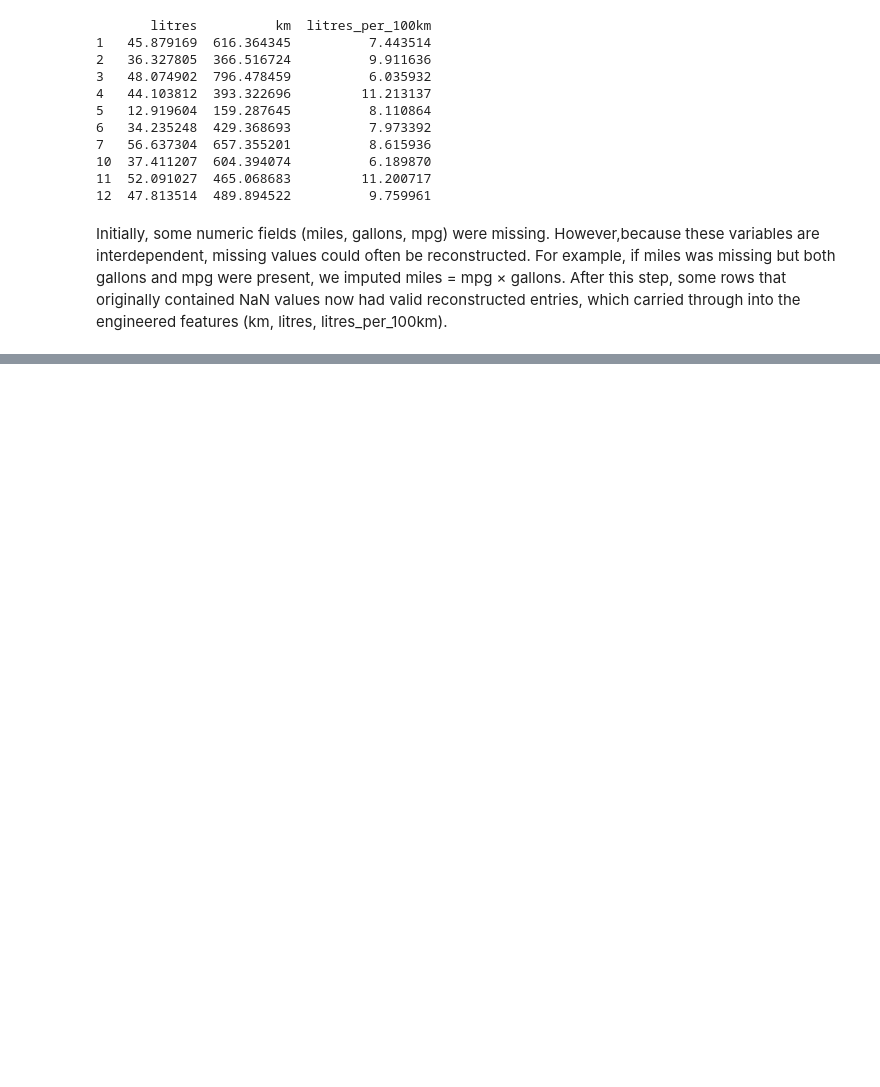
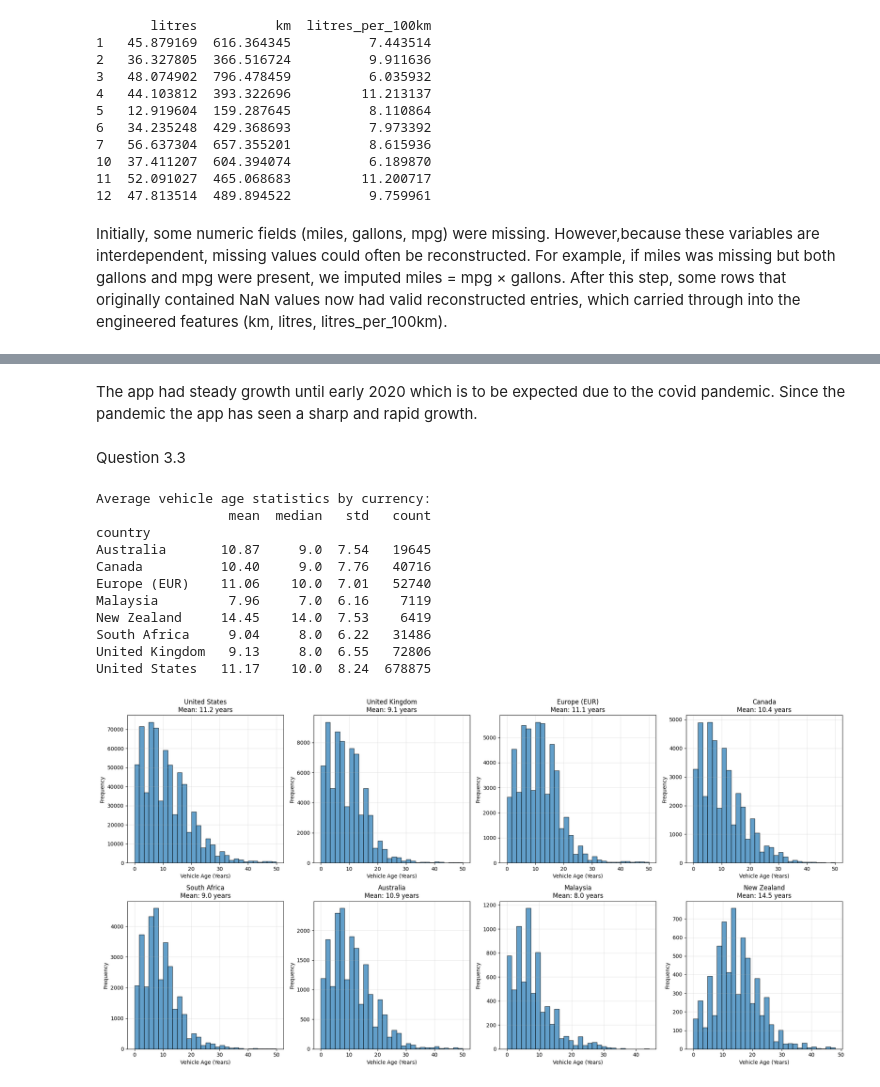
Before and after one commit to Ruaan1/DVE-Assignment, a Jupyter notebook: Notebook/Assignment1.ipynb, the cells around one changed output, grey strips where cells are left out. Saved outputs shown, nothing was run; the diff lists cells and outputs as text; code cells hidden in the pictures; blank space fills up the shorter version.

```diff
--- a/Notebook/Assignment1.ipynb
+++ b/Notebook/Assignment1.ipynb
@@ -347,0 +448,50 @@ Initially, some numeric fields (miles, gallons, mpg) were missing. However,becau
+# %% [markdown]
+The app had steady growth until early 2020 which is to be expected due to the covid pandemic. Since the pandemic the app has seen a sharp and rapid growth.
+# %% [markdown]
+Question 3.3
+# %%
+df['vehicle_age_at_refuel'] = df['date_fueled'].dt.year - df['year']
+
+# Filter out unrealistic ages (negative ages or very old vehicles)
+df_age_filtered = df[(df['vehicle_age_at_refuel'] >= 0) & (df['vehicle_age_at_refuel'] <= 50)]
+
+# Get top currencies for cleaner visualization
+top_currencies = df['country'].value_counts().head(8).index.tolist()
+df_top_currencies = df_age_filtered[df_age_filtered['country'].isin(top_currencies)]
+
+# Calculate average vehicle age per currency
+avg_age_by_currency = df_top_currencies.groupby('country')['vehicle_age_at_refuel'].agg([
+    'mean', 'median', 'std', 'count'
+]).round(2)
+
+print("Average vehicle age statistics by currency:")
+print(avg_age_by_currency)
+
+# Histogram of vehicle ages for top currencies
+fig, axes = plt.subplots(2, 4, figsize=(20, 10))
+axes = axes.flatten()
+
+for i, currency in enumerate(top_currencies):
+    currency_data = df_top_currencies[df_top_currencies['country'] == currency]['vehicle_age_at_refuel']
+
+    axes[i].hist(currency_data, bins=30, alpha=0.7, edgecolor='black')
+    axes[i].set_title(f'{currency}\nMean: {currency_data.mean():.1f} years')
+    axes[i].set_xlabel('Vehicle Age (Years)')
+    axes[i].set_ylabel('Frequency')
+    axes[i].grid(True, alpha=0.3)
+
+plt.tight_layout()
+plt.show()
+# %% [output]
+Average vehicle age statistics by currency:
+                 mean  median   std   count
+country
+Australia       10.87     9.0  7.54   19645
+Canada          10.40     9.0  7.76   40716
+Europe (EUR)    11.06    10.0  7.01   52740
+Malaysia         7.96     7.0  6.16    7119
+New Zealand     14.45    14.0  7.53    6419
+South Africa     9.04     8.0  6.22   31486
+United Kingdom   9.13     8.0  6.55   72806
+United States   11.17    10.0  8.24  678875
+[figure, added]
```
Also changed, not shown: parts of 11 cells of this notebook.
